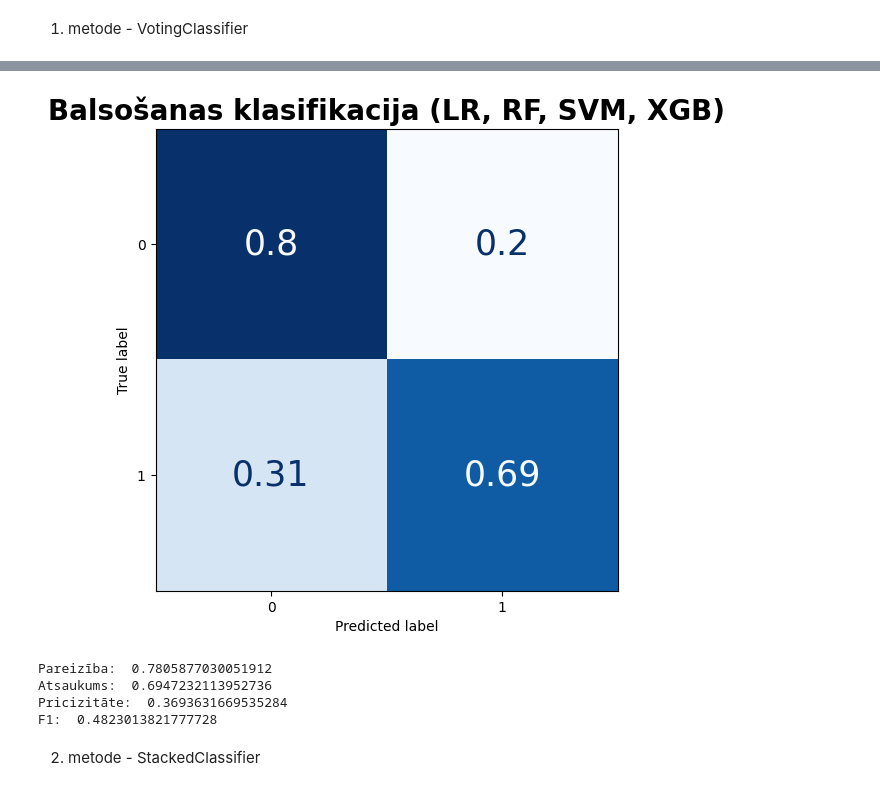
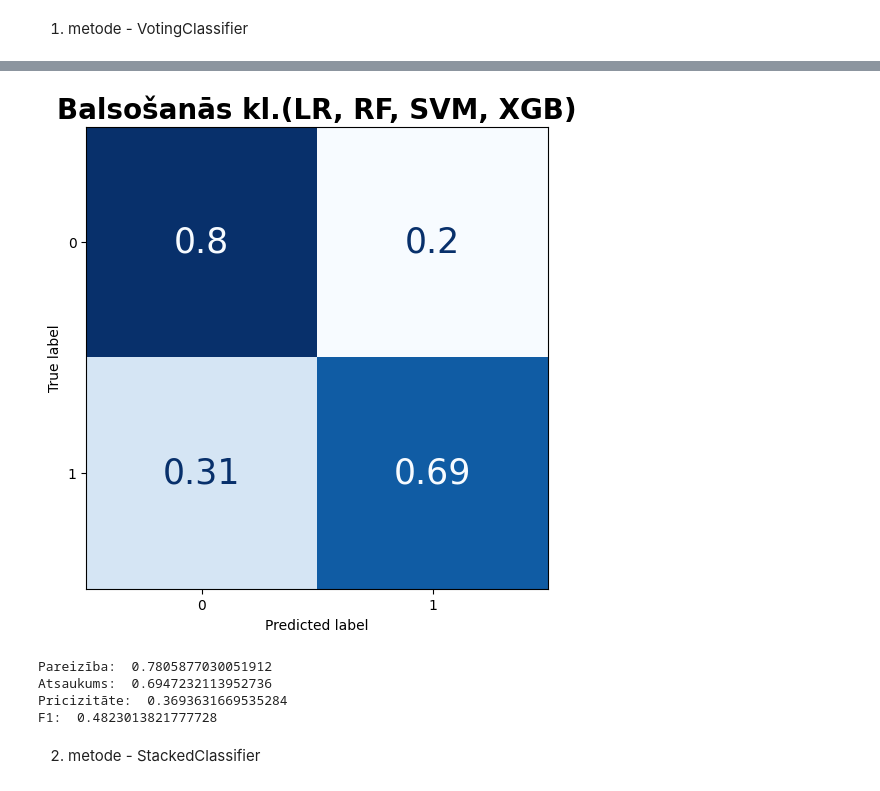
Before and after one commit to JulijaZaiceva/Classificators-compare-credit-risk-assessment, a Jupyter notebook: 2_2_modeling_with_oversampling_SMOTE.ipynb, the cells around one changed output, grey strips where cells are left out. Saved outputs shown, nothing was run; the diff lists cells and outputs as text; code cells hidden in the pictures.

```diff
--- a/2_2_modeling_with_oversampling_SMOTE.ipynb
+++ b/2_2_modeling_with_oversampling_SMOTE.ipynb
@@ -264,18 +262,18 @@ cm_Voting = confusion_matrix(test_class, test_class_Voting, normalize='true')
 # %%
 disp = ConfusionMatrixDisplay(confusion_matrix=cm_Voting, display_labels=['0', '1'], )
 fig, ax = plt.subplots(figsize=(8, 6))
 disp.plot(cmap=plt.cm.Blues, ax=ax, colorbar=False)
 for text in disp.text_.ravel():
     text.set_fontsize(25)
-plt.title('Balsošanas klasifikacija (LR, RF, SVM, XGB)', fontsize=20, fontweight='bold')
+plt.title('Balsošanās kl.(LR, RF, SVM, XGB)', fontsize=20, fontweight='bold')
 plt.show()
 
 print('Pareizība: ', acc_Voting)
 print('Atsaukums: ', rec_Voting)
 print('Pricizitāte: ', prec_Voting)
 print('F1: ', f1_Voting)
 # %% [output]
-[figure, old version]
+[figure, new version]
 Pareizība:  0.7805877030051912
 Atsaukums:  0.6947232113952736
 Pricizitāte:  0.3693631669535284
```
Also changed, not shown: parts of 6 cells of this notebook, 3 other files.
